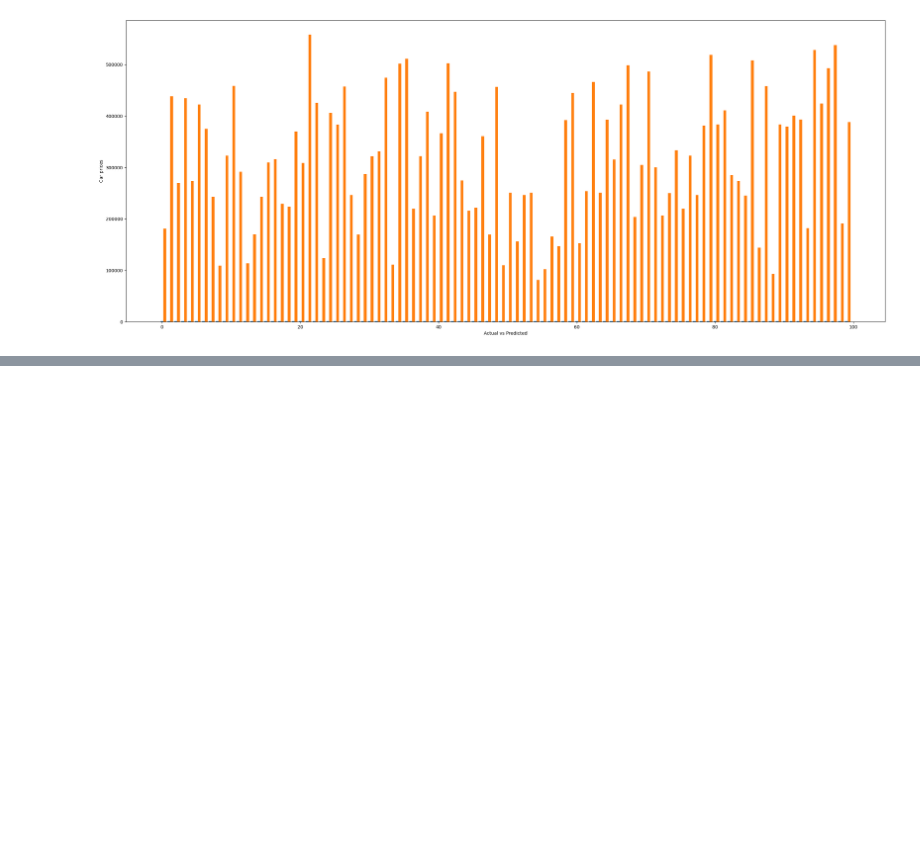
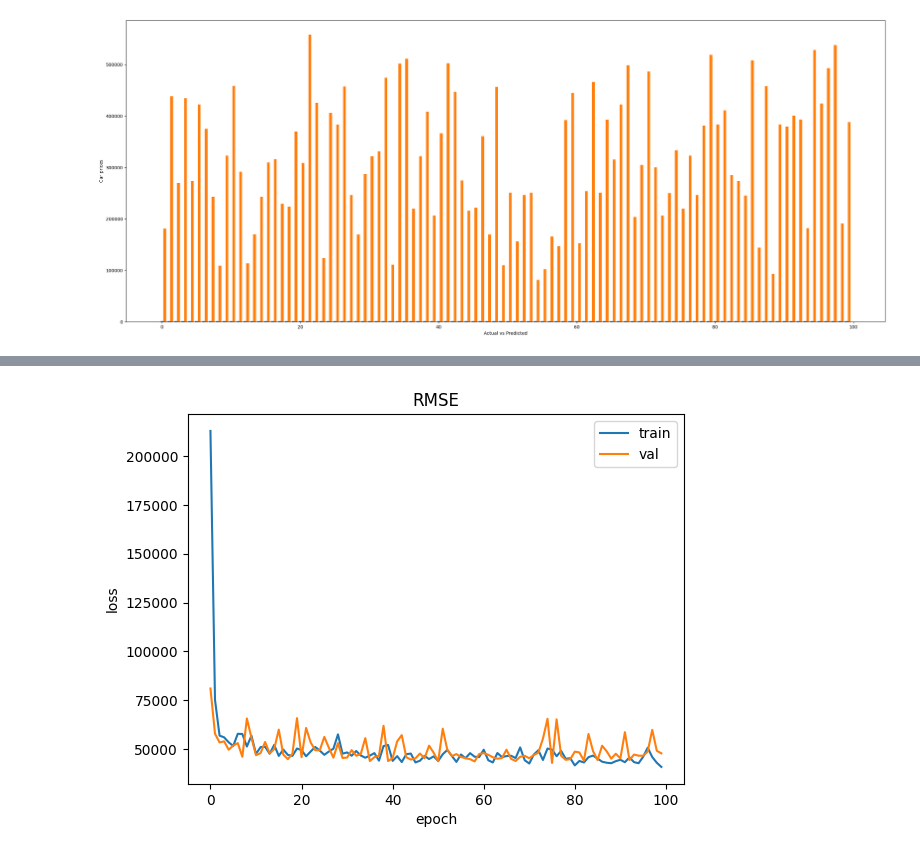
Before and after one commit to HridayNagrani0/Vision, a Jupyter notebook: CarPricePrediction.ipynb, the cells around one changed output, grey strips where cells are left out. Saved outputs shown, nothing was run; the diff lists cells and outputs as text; code cells hidden in the pictures; blank space fills up the shorter version.

```diff
--- a/CarPricePrediction.ipynb
+++ b/CarPricePrediction.ipynb
@@ -321,0 +388,11 @@ Text(0, 0.5, 'Car prices')
+# %%
+plt.plot(history.history['root_mean_squared_error'])
+plt.plot(history.history['val_root_mean_squared_error'])
+
+plt.title('RMSE')
+plt.ylabel('loss')
+plt.xlabel('epoch')
+plt.legend(['train','val'])
+plt.show()
+# %% [output]
+[figure, added]
```
Also changed, not shown: parts of 7 cells of this notebook, 1 other file.
